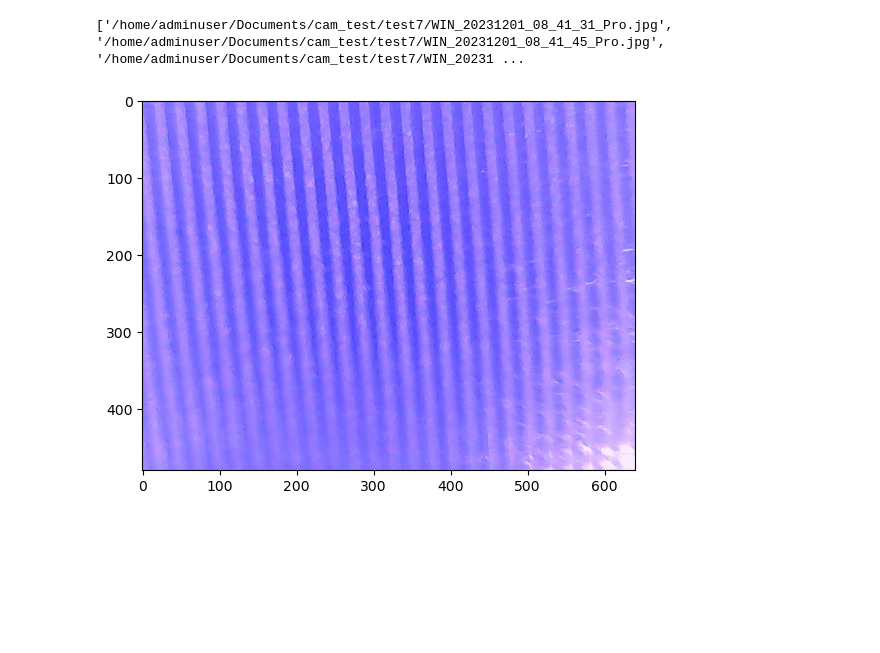
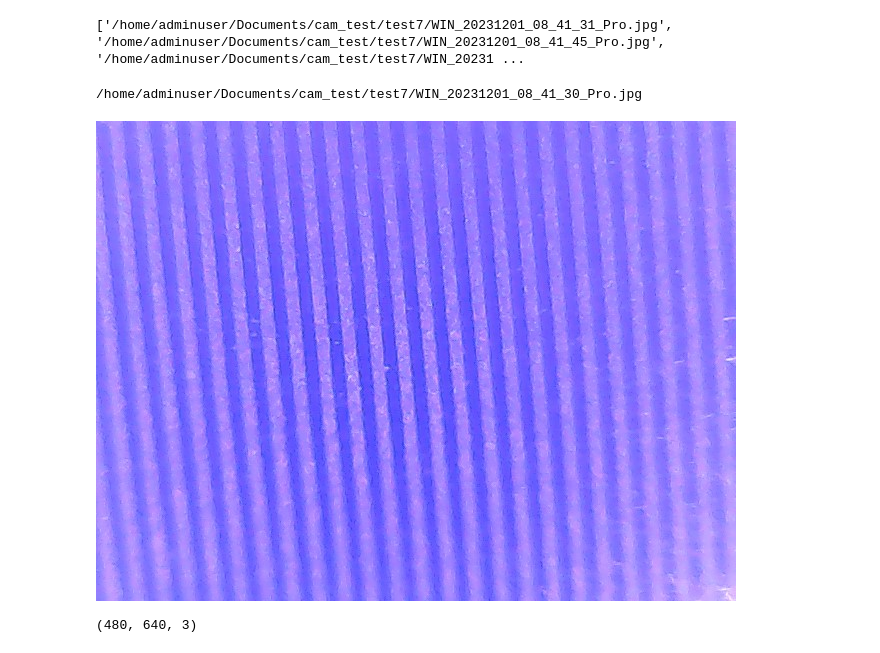
Before and after one commit to malithjkd/PBA_vision, a Jupyter notebook: data_processing/distance_in_pixel.ipynb, the cells around one changed output. Drawn from its saved outputs; the diff is of its cells as text; code cells hidden in the pictures; blank space fills up the shorter version.

```diff
--- a/data_processing/distance_in_pixel.ipynb
+++ b/data_processing/distance_in_pixel.ipynb
@@ -32,18 +31,31 @@ print(file_path_temperature)
 # %%
 # view the file
 
-file_path_temperature[0]
+image_dir = file_path_temperature[6]
+print(image_dir)
+image = Image.open(image_dir)
 
-image = Image.open(file_path_temperature[0])
+image
+# %% [output]
+/home/adminuser/Documents/cam_test/test7/WIN_20231201_08_41_30_Pro.jpg
+[figure, added]
 # %%
+# testing with pyTorch
+
 # Define a transformation to convert the PIL image to a PyTorch tensor
-transform = transforms.ToTensor()
+# transform = transforms.ToTensor()
 
 # Apply the transformation to the image
-tensor_image = transform(image)
+# tensor_image = transform(image)
 
 # Display the image using matplotlib
-plt.imshow(tensor_image.permute(1, 2, 0))  # PyTorch uses (C, H, W), matplotlib uses (H, W, C)
-plt.show()
+# plt.imshow(tensor_image.permute(1, 2, 0))  # PyTorch uses (C, H, W), matplotlib uses (H, W, C)
+# plt.show()
-# %% [output]
-[figure, removed]
+# %%
+# convert image to numpy arry
+
+
+org_image_array = np.array(image)
+org_image_array.shape
+# %% [output]
+(480, 640, 3)
```
Also changed, not shown: parts of 6 cells of this notebook.
